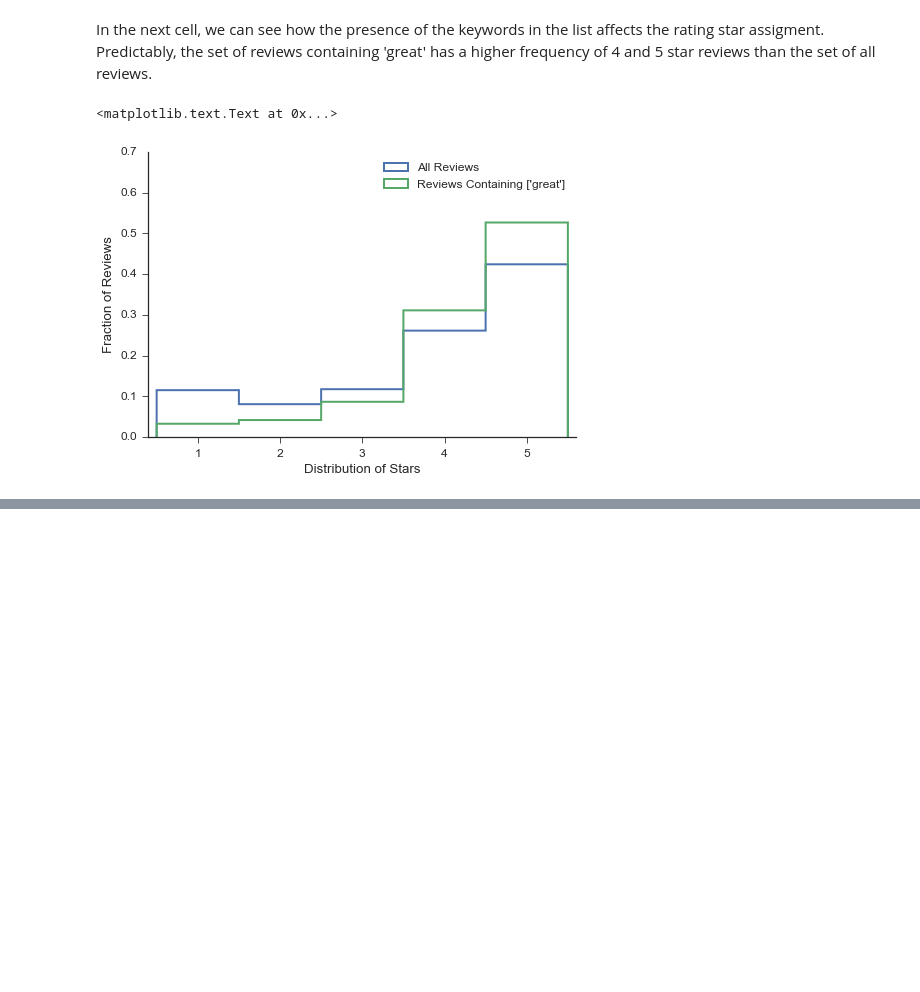
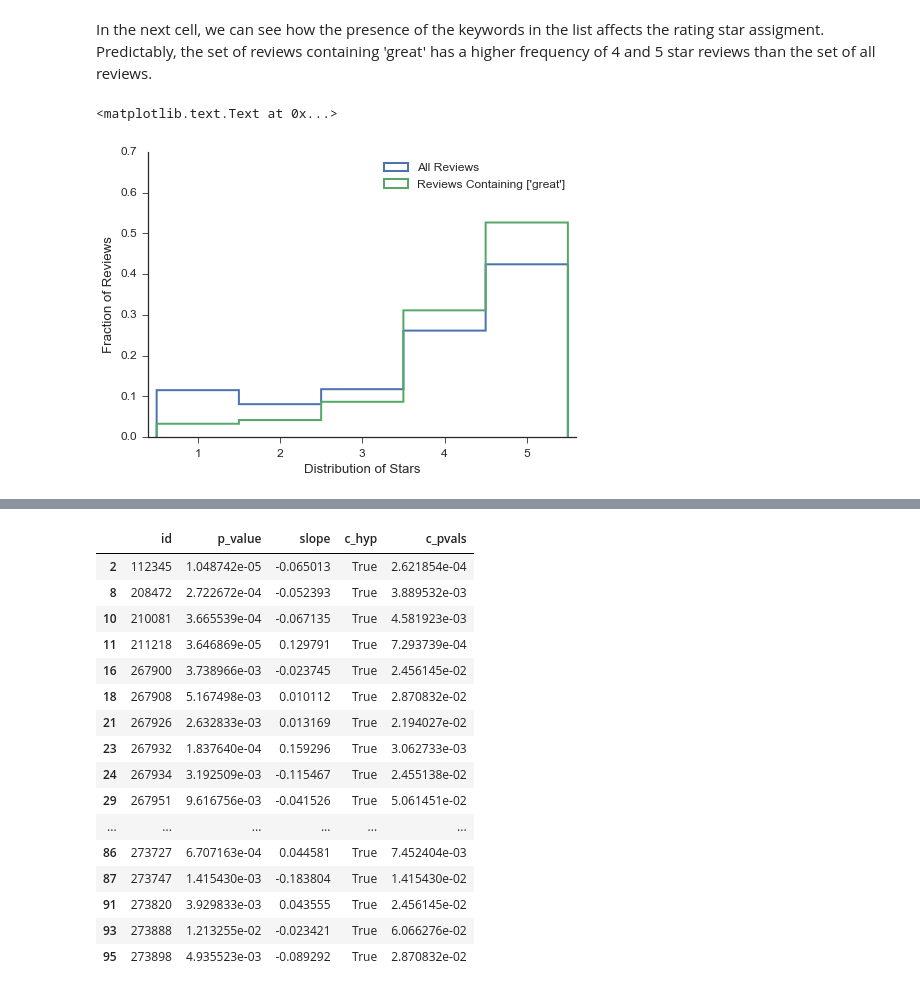
Before and after one commit to franklinmarsh/jac_project, a Jupyter notebook: yelp_zillow.ipynb, the cells around one changed output, grey strips where cells are left out. Cells and saved outputs as stored; diff of their text form; code cells hidden in the pictures; blank space fills up the shorter version.

Commit message:
add multiple hypothesis testing to yelp_zillow.ipynb

```diff
--- a/yelp_zillow.ipynb
+++ b/yelp_zillow.ipynb
@@ -470,0 +489,23 @@ plt.hist(fit_params['p_value'])
+# %%
+fit_params['c_hyp'], fit_params['c_pvals'], _ , _, = statsmodels.sandbox.stats.multicomp.multipletests(fit_params['p_value'],\
+                                                  method = 'fdr_bh', alpha = 0.1)
+
+fit_params[fit_params['c_hyp'] == True]
+# %% [output]
+|  | id | p_value | slope | c_hyp | c_pvals |
+| 2 | 112345 | 1.048742e-05 | -0.065013 | True | 2.621854e-04 |
+| 8 | 208472 | 2.722672e-04 | -0.052393 | True | 3.889532e-03 |
+| 10 | 210081 | 3.665539e-04 | -0.067135 | True | 4.581923e-03 |
+| 11 | 211218 | 3.646869e-05 | 0.129791 | True | 7.293739e-04 |
+| 16 | 267900 | 3.738966e-03 | -0.023745 | True | 2.456145e-02 |
+| 18 | 267908 | 5.167498e-03 | 0.010112 | True | 2.870832e-02 |
+| 21 | 267926 | 2.632833e-03 | 0.013169 | True | 2.194027e-02 |
+| 23 | 267932 | 1.837640e-04 | 0.159296 | True | 3.062733e-03 |
+| 24 | 267934 | 3.192509e-03 | -0.115467 | True | 2.455138e-02 |
+| 29 | 267951 | 9.616756e-03 | -0.041526 | True | 5.061451e-02 |
+| ... | ... | ... | ... | ... | ... |
+| 86 | 273727 | 6.707163e-04 | 0.044581 | True | 7.452404e-03 |
+| 87 | 273747 | 1.415430e-03 | -0.183804 | True | 1.415430e-02 |
+| 91 | 273820 | 3.929833e-03 | 0.043555 | True | 2.456145e-02 |
+| 93 | 273888 | 1.213255e-02 | -0.023421 | True | 6.066276e-02 |
+| 95 | 273898 | 4.935523e-03 | -0.089292 | True | 2.870832e-02 |
```
Also changed, not shown: parts of 4 cells of this notebook.
